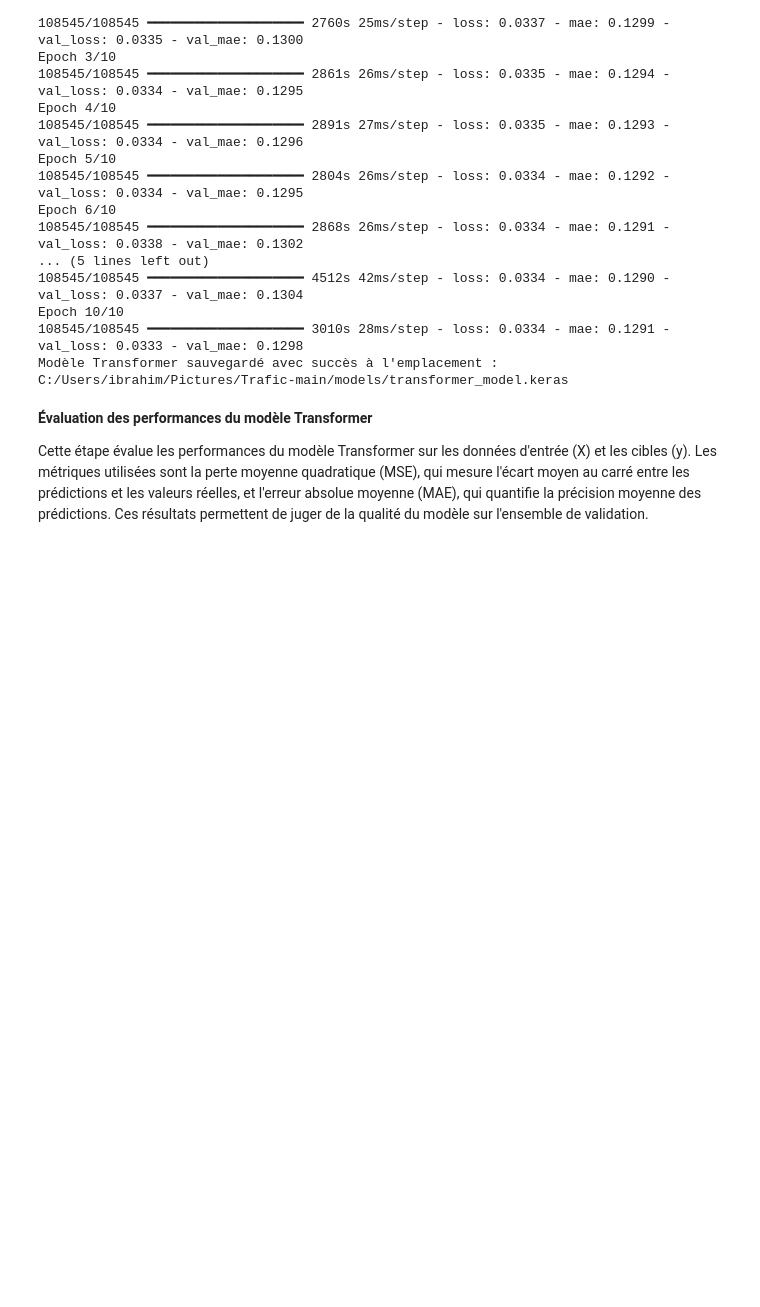
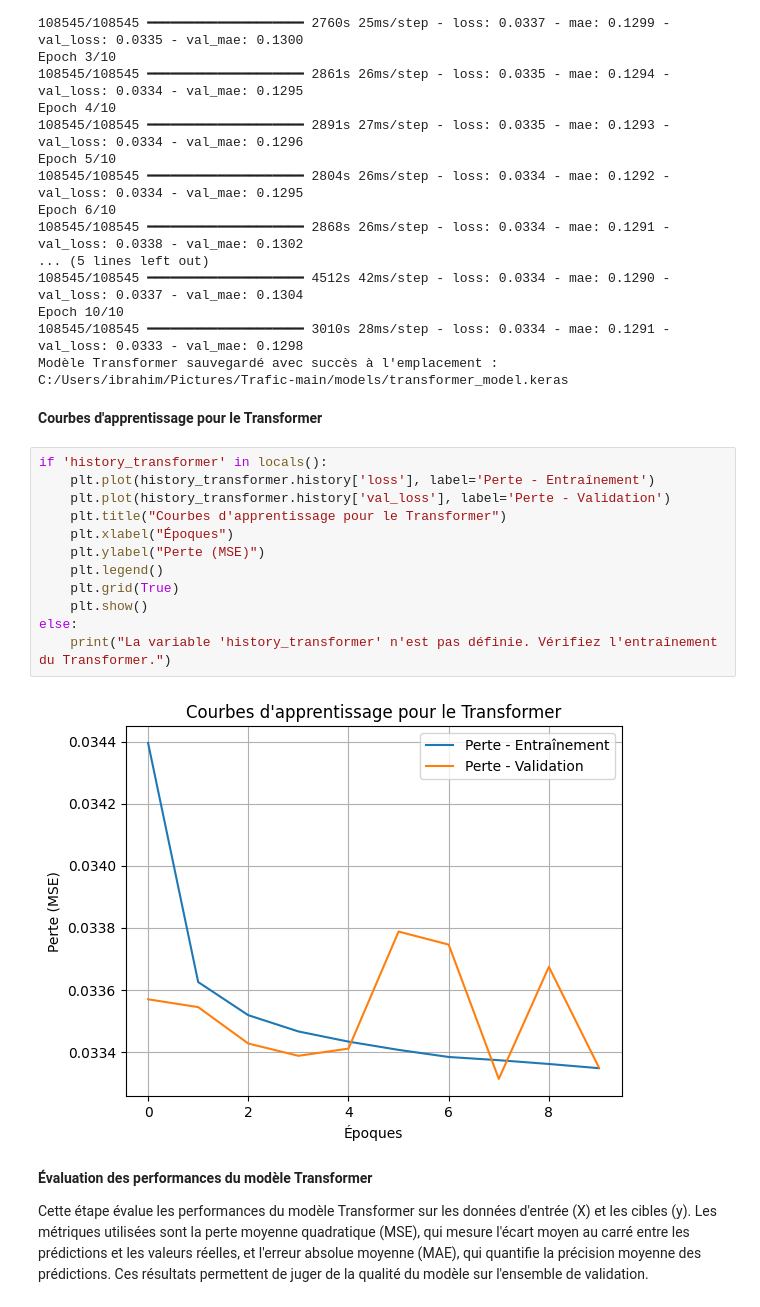
Before and after one commit to biabakuya/Trafic, a Jupyter notebook: notebooks/trafic.ipynb, the cells around one changed output. Saved outputs shown, nothing was run; the diff lists cells and outputs as text; blank space fills up the shorter version.

```diff
--- a/notebooks/trafic.ipynb
+++ b/notebooks/trafic.ipynb
@@ -699,6 +699,22 @@ Epoch 6/10
 Epoch 10/10
 108545/108545 ━━━━━━━━━━━━━━━━━━━━ 3010s 28ms/step - loss: 0.0334 - mae: 0.1291 - val_loss: 0.0333 - val_mae: 0.1298
 Modèle Transformer sauvegardé avec succès à l'emplacement : C:/Users/ibrahim/Pictures/Trafic-main/models/transformer_model.keras
+# %% [markdown]
+**Courbes d'apprentissage pour le Transformer**
+# %%
+if 'history_transformer' in locals():
+    plt.plot(history_transformer.history['loss'], label='Perte - Entraînement')
+    plt.plot(history_transformer.history['val_loss'], label='Perte - Validation')
+    plt.title("Courbes d'apprentissage pour le Transformer")
+    plt.xlabel("Époques")
+    plt.ylabel("Perte (MSE)")
+    plt.legend()
+    plt.grid(True)
+    plt.show()
+else:
+    print("La variable 'history_transformer' n'est pas définie. Vérifiez l'entraînement du Transformer.")
+# %% [output]
+[figure, added]
 # %% [markdown]
 **Évaluation des performances du modèle Transformer**
 
```
Also changed, not shown: 5 other files.
